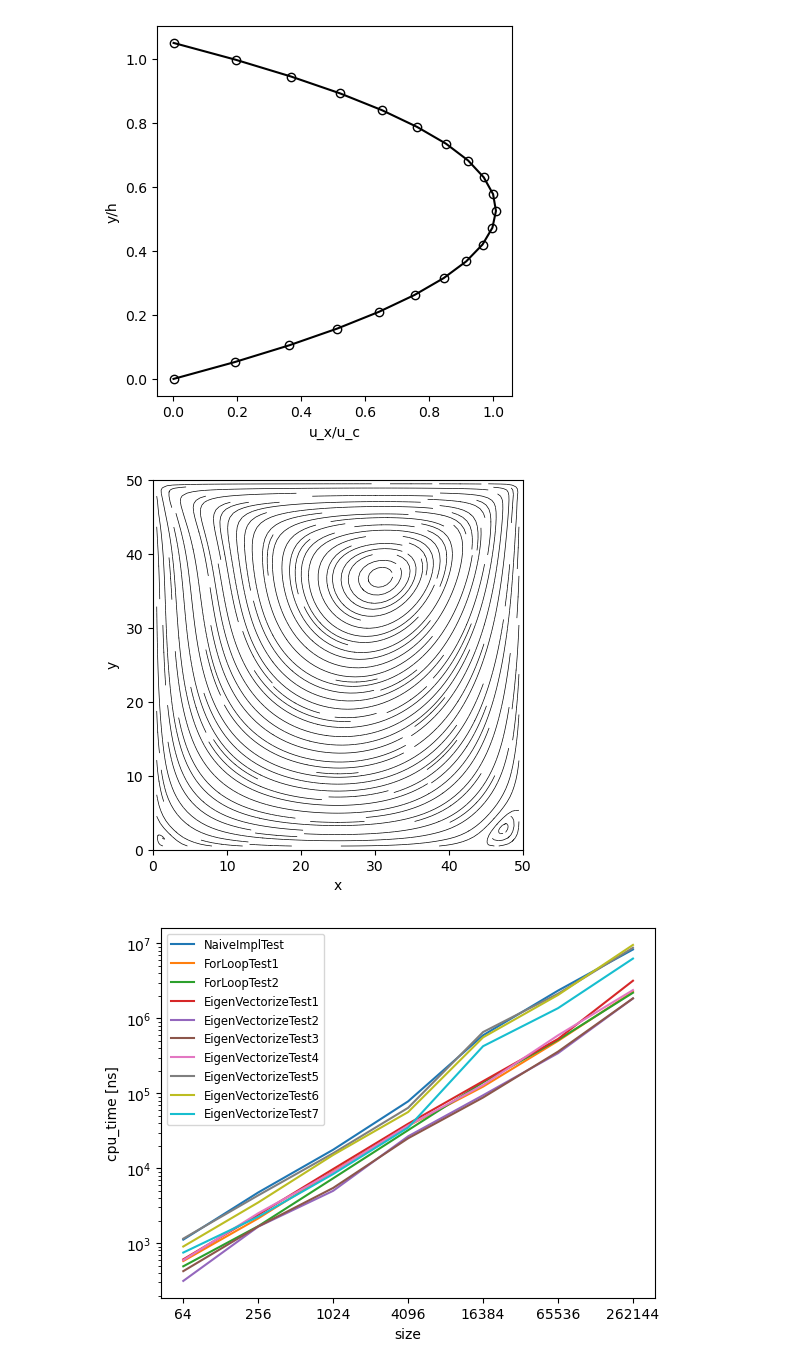
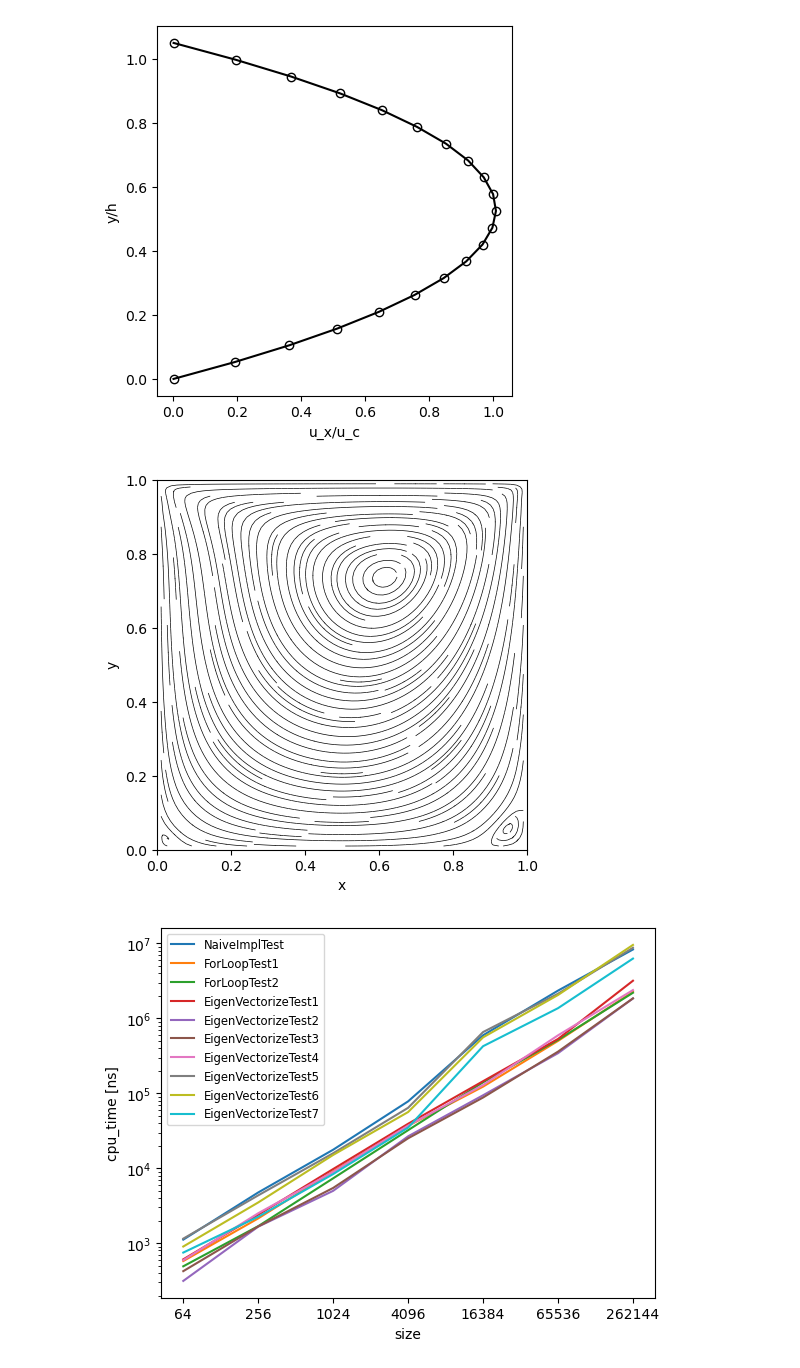
Before and after one commit to shohirose/lbm-simulator, a Jupyter notebook: plot.ipynb, the cells around one changed output. Drawn from its saved outputs; the diff is of its cells as text; code cells hidden in the pictures.

```diff
--- a/plot.ipynb
+++ b/plot.ipynb
@@ -38,30 +38,28 @@ nu = 0.02, uc = 2.500000e-02
 # %%
 j = None
 with open(Path('data/cavity.json'), mode='r') as f:
     j = json.load(f)
 
 nx = j["gridShape"][0]
 ny = j["gridShape"][1]
 lx = float(nx - 2)
 ly = float(ny - 2)
 
-x = np.linspace(0, float(nx) - 1, nx) - 0.5
-y = np.linspace(0, float(ny) - 1, ny) - 0.5
-xv, yv = np.meshgrid(x, y)
-
-ux = np.loadtxt(Path(j["outputDirectory"]) / Path("ux.txt"))
-uy = np.loadtxt(Path(j["outputDirectory"]) / Path("uy.txt"))
+dir = Path(j["outputDirectory"])
+ux = np.loadtxt(dir / Path("ux.txt"))
+uy = np.loadtxt(dir / Path("uy.txt"))
+x = np.loadtxt(dir / Path("x.txt")) / lx
+y = np.loadtxt(dir / Path("y.txt")) / ly
 
 fig = plt.figure()
 ax = fig.add_subplot(111)
-ax.streamplot(xv[1:-1, 1:-1], yv[1:-1, 1:-1], ux[1:-1, 1:-1], uy[1:-1, 1:-1],
-               density=2, color="k", arrowstyle="-", linewidth=0.5)
+ax.streamplot(x, y, ux, uy, density=2, color="k", arrowstyle="-", linewidth=0.5)
 ax.set_xlabel("x")
 ax.set_ylabel("y")
-ax.set_xbound([0, lx])
-ax.set_ybound([0, ly])
+ax.set_xbound([0, 1])
+ax.set_ybound([0, 1])
 ax.set_aspect('equal')
 # %% [output]
-[figure, old version]
+[figure, new version]
 # %%
 from pathlib import Path
```
Also changed, not shown: parts of 1 cell of this notebook, 1 other file.
